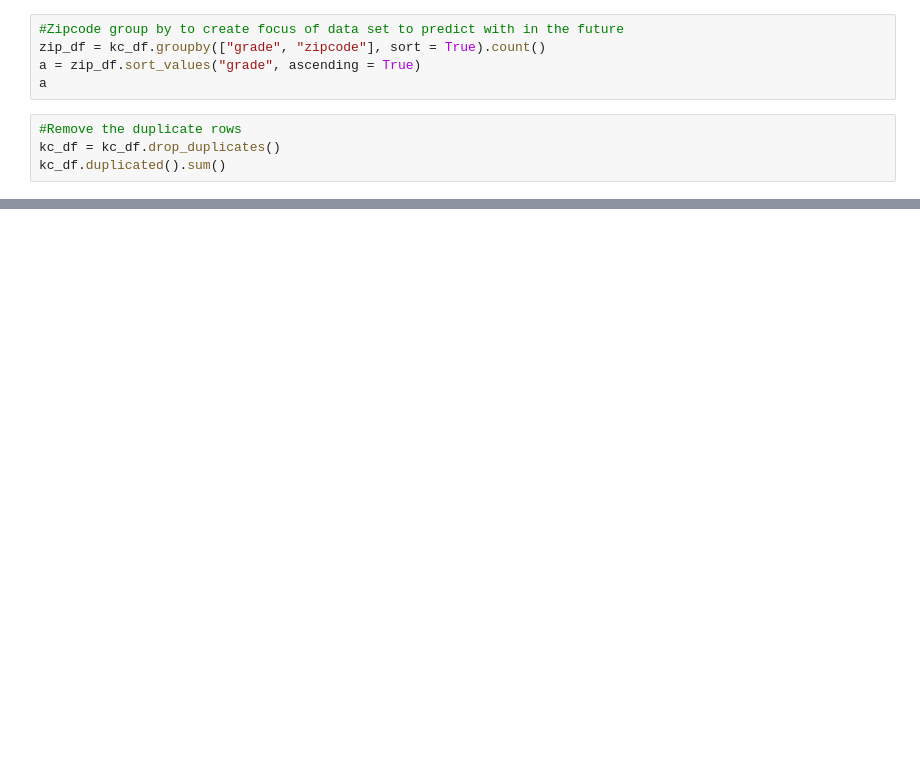
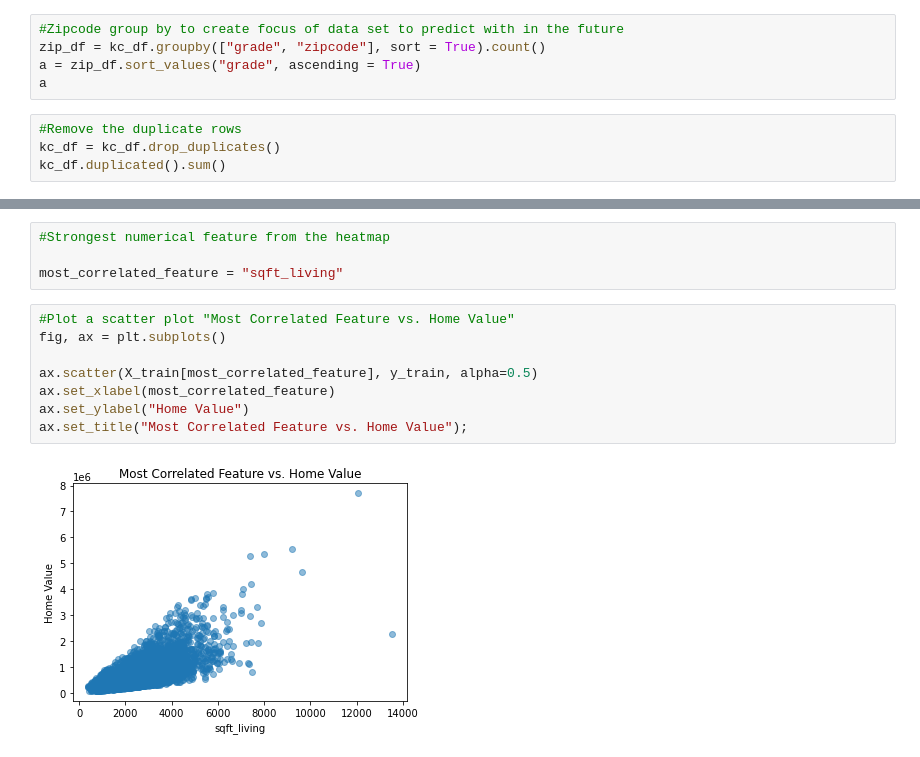
Before and after one commit to Dmvinedata/dsc-phase-2-project-v2-3, a Jupyter notebook: student.ipynb, the cells around one changed output, grey strips where cells are left out. Saved outputs shown, nothing was run; the diff lists cells and outputs as text; blank space fills up the shorter version.

```diff
--- a/student.ipynb
+++ b/student.ipynb
@@ -167,0 +252,14 @@ kc_df.duplicated().sum()
+# %%
+#Strongest numerical feature from the heatmap
+
+most_correlated_feature = "sqft_living"
+# %%
+#Plot a scatter plot "Most Correlated Feature vs. Home Value"
+fig, ax = plt.subplots()
+
+ax.scatter(X_train[most_correlated_feature], y_train, alpha=0.5)
+ax.set_xlabel(most_correlated_feature)
+ax.set_ylabel("Home Value")
+ax.set_title("Most Correlated Feature vs. Home Value");
+# %% [output]
+[figure, added]
```
Also changed, not shown: parts of 32 cells of this notebook.
